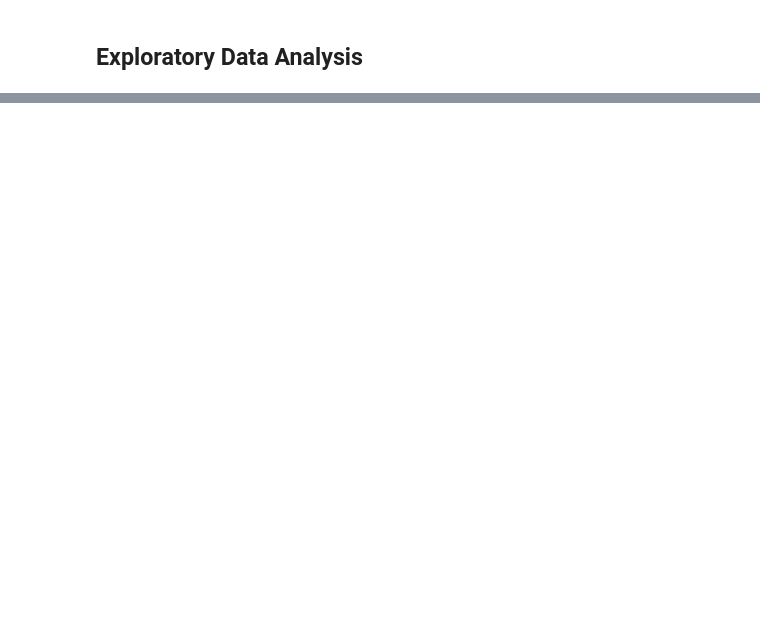
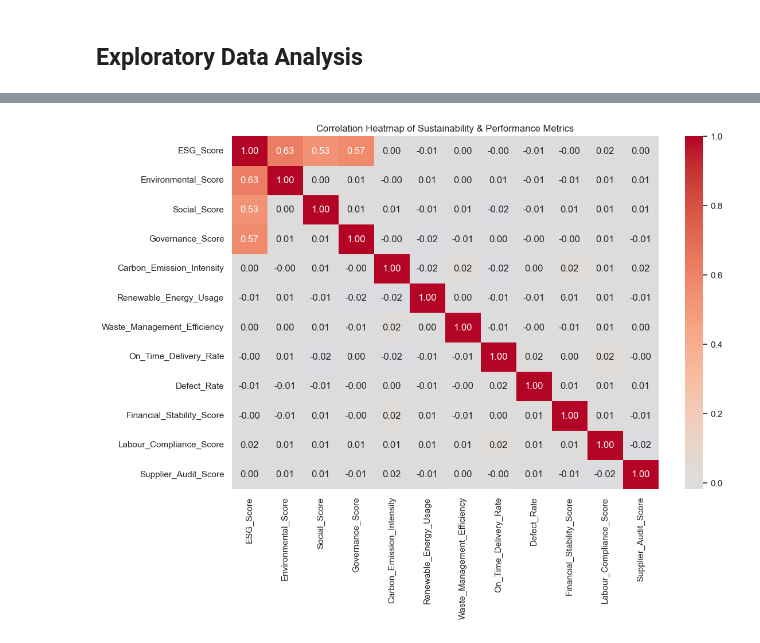
Before and after one commit to ansie27/Final-Year-Project-2025, a Jupyter notebook: notebooks/eda.ipynb, the cells around one changed output, grey strips where cells are left out. Saved outputs shown, nothing was run; the diff lists cells and outputs as text; code cells hidden in the pictures; blank space fills up the shorter version.

```diff
--- a/notebooks/eda.ipynb
+++ b/notebooks/eda.ipynb
@@ -172,0 +222,23 @@ memory usage: 1016.1+ KB
+# %%
+# Correlation heatmap for key numeric metrics
+corr_features = [
+    "ESG_Score",
+    "Environmental_Score",
+    "Social_Score",
+    "Governance_Score",
+    "Carbon_Emission_Intensity",
+    "Renewable_Energy_Usage",
+    "Waste_Management_Efficiency",
+    "On_Time_Delivery_Rate",
+    "Defect_Rate",
+    "Financial_Stability_Score",
+    "Labour_Compliance_Score",
+    "Supplier_Audit_Score",
+]
+corr_matrix = raw_df[corr_features].corr()
+plt.figure(figsize=(12, 8))
+sns.heatmap(corr_matrix, annot=True, fmt=".2f", cmap="coolwarm", center=0)
+plt.title("Correlation Heatmap of Sustainability & Performance Metrics")
+plt.show()
+# %% [output]
+[figure, added]
```
Also changed, not shown: parts of 24 cells of this notebook, 9 other files.
